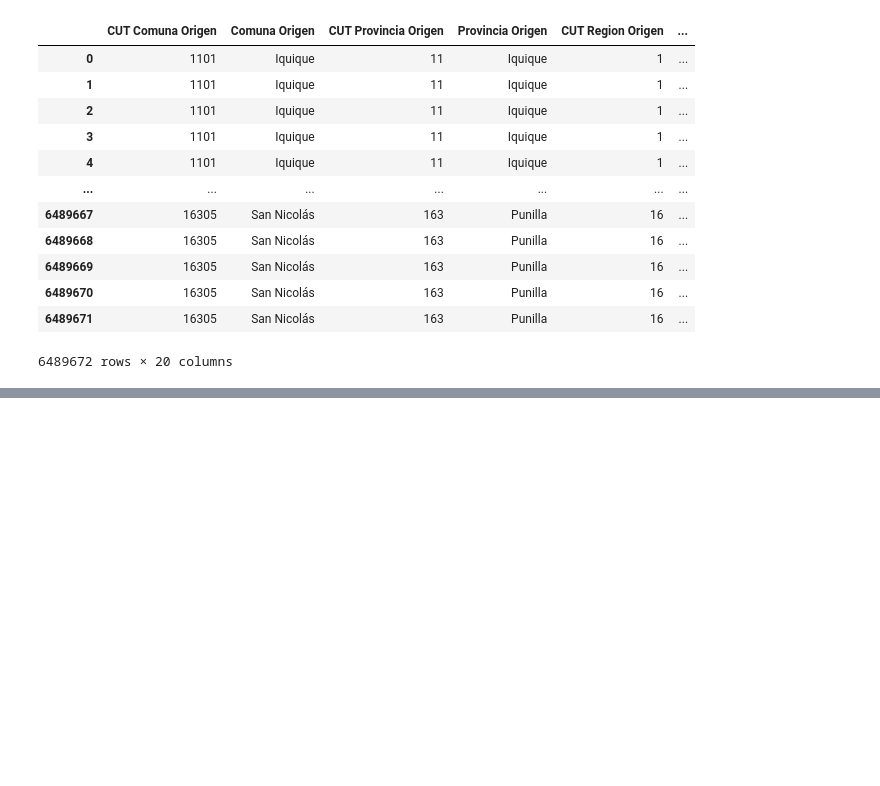
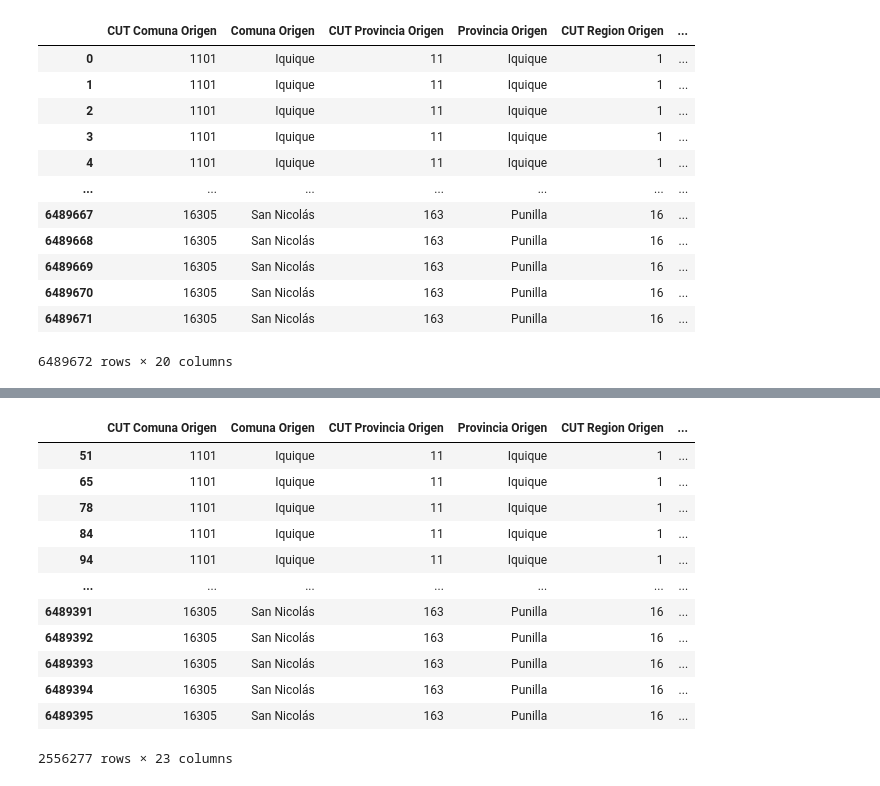
Before and after one commit to bartowen/Tour_Data_Pro, a Jupyter notebook: src/3-ExploracionDataframes(2).ipynb, the cells around one changed output, grey strips where cells are left out. Saved outputs shown, nothing was run; the diff lists cells and outputs as text; code cells hidden in the pictures; blank space fills up the shorter version.

```diff
--- a/src/3-ExploracionDataframes(2).ipynb
+++ b/src/3-ExploracionDataframes(2).ipynb
@@ -94,0 +81,21 @@ df.head(1000)
+# %%
+# Supongamos que ya tienes tu dataframe llamado 'df'
+# Filtrar filas que contienen al menos un NaN
+df_nan = df[df.isna().any(axis=1)]
+
+# Mostrar el dataframe filtrado
+df_nan
+# %% [output]
+|  | CUT Comuna Origen | Comuna Origen | CUT Provincia Origen | Provincia Origen | CUT Region Origen | ... |
+| 51 | 1101 | Iquique | 11 | Iquique | 1 | ... |
+| 65 | 1101 | Iquique | 11 | Iquique | 1 | ... |
+| 78 | 1101 | Iquique | 11 | Iquique | 1 | ... |
+| 84 | 1101 | Iquique | 11 | Iquique | 1 | ... |
+| 94 | 1101 | Iquique | 11 | Iquique | 1 | ... |
+| ... | ... | ... | ... | ... | ... | ... |
+| 6489391 | 16305 | San Nicolás | 163 | Punilla | 16 | ... |
+| 6489392 | 16305 | San Nicolás | 163 | Punilla | 16 | ... |
+| 6489393 | 16305 | San Nicolás | 163 | Punilla | 16 | ... |
+| 6489394 | 16305 | San Nicolás | 163 | Punilla | 16 | ... |
+| 6489395 | 16305 | San Nicolás | 163 | Punilla | 16 | ... |
+2556277 rows × 23 columns
```
Also changed, not shown: parts of 9 cells of this notebook, 1 other file.
